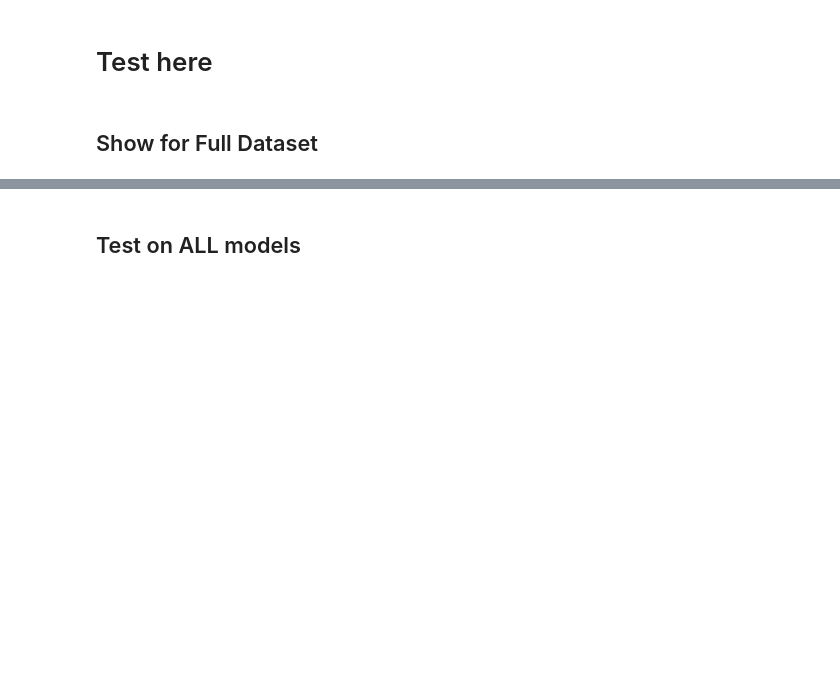
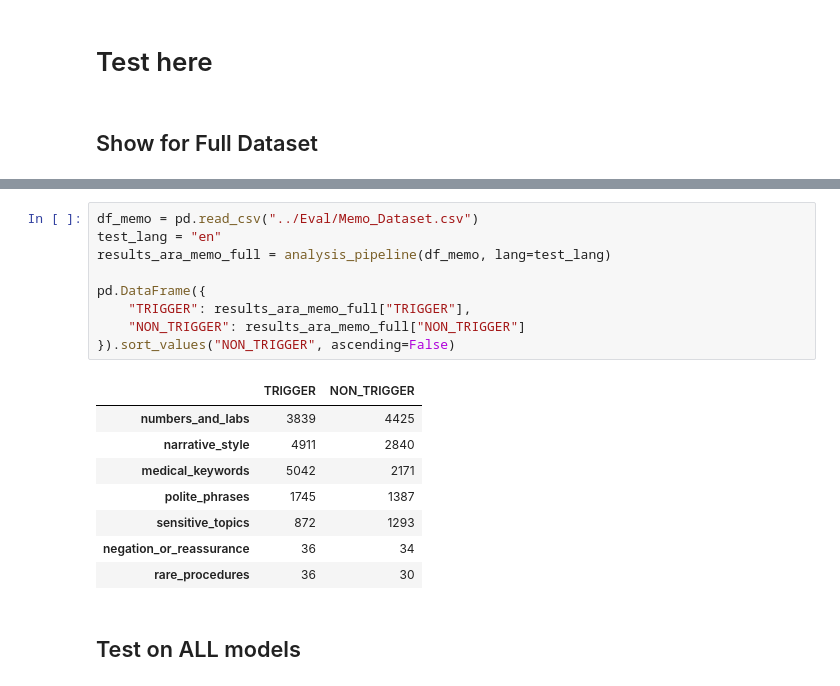
Before and after one commit to Alice-Dragnea/nlp4health-group5, a Jupyter notebook: Error Analysis/error_analysis_clean.ipynb, the cells around one changed output, grey strips where cells are left out. Drawn from its saved outputs; the diff is of its cells as text; blank space fills up the shorter version.

```diff
--- a/Error Analysis/error_analysis_clean.ipynb
+++ b/Error Analysis/error_analysis_clean.ipynb
@@ -287,2 +305,20 @@ sig_df
+# %%
+df_memo = pd.read_csv("../Eval/Memo_Dataset.csv")
+test_lang = "en"
+results_ara_memo_full = analysis_pipeline(df_memo, lang=test_lang)
+
+pd.DataFrame({
+    "TRIGGER": results_ara_memo_full["TRIGGER"],
+    "NON_TRIGGER": results_ara_memo_full["NON_TRIGGER"]
+}).sort_values("NON_TRIGGER", ascending=False)
+# %% [output]
+|  | TRIGGER | NON_TRIGGER |
+| numbers_and_labs | 3839 | 4425 |
+| narrative_style | 4911 | 2840 |
+| medical_keywords | 5042 | 2171 |
+| polite_phrases | 1745 | 1387 |
+| sensitive_topics | 872 | 1293 |
+| negation_or_reassurance | 36 | 34 |
+| rare_procedures | 36 | 30 |
 # %% [markdown]
 ## Test on ALL models
```
Also changed, not shown: parts of 5 cells of this notebook, 3 other files.
